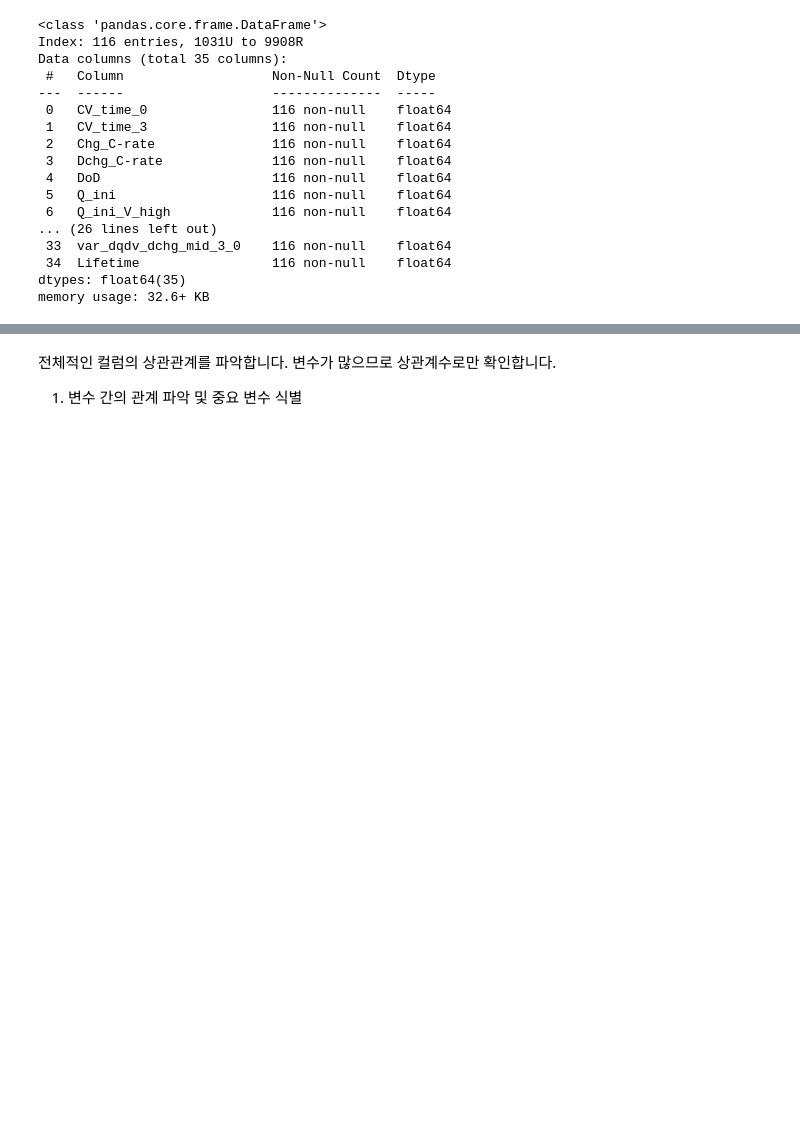
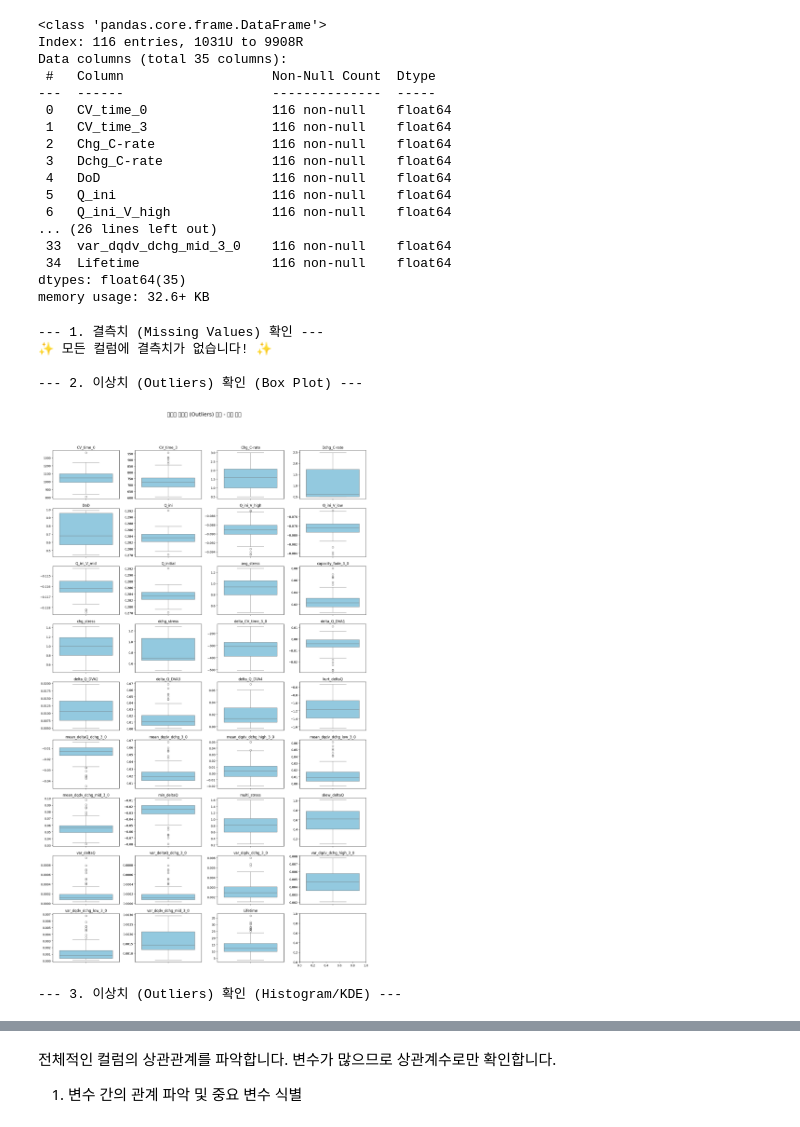
Before and after one commit to Uheech/YearDreamSchool-Competition, a Jupyter notebook: code.ipynb, the cells around one changed output, grey strips where cells are left out. Saved outputs shown, nothing was run; the diff lists cells and outputs as text; code cells hidden in the pictures; blank space fills up the shorter version.

```diff
--- a/code.ipynb
+++ b/code.ipynb
@@ -84,3 +87,76 @@ Data columns (total 35 columns):
  34  Lifetime                 116 non-null    float64
 dtypes: float64(35)
 memory usage: 32.6+ KB
+# %%
+# --- 1. 결측치 확인 ---
+print("--- 1. 결측치 (Missing Values) 확인 ---")
+missing_values_count = train_df.isnull().sum()
+missing_values_percent = (train_df.isnull().sum() / len(train_df)) * 100
+
+missing_info = pd.DataFrame({
+    '결측치 개수': missing_values_count,
+    '결측치 비율 (%)': missing_values_percent
+})
+missing_info = missing_info[missing_info['결측치 개수'] > 0].sort_values(by='결측치 비율 (%)', ascending=False)
+if missing_info.empty:
+    print("✨ 모든 컬럼에 결측치가 없습니다! ✨")
+else:
+    print(missing_info)
+    print("\n결측치에 대한 처리가 필요할 수 있습니다.")
+
+
+# --- 2. 이상치 (Outliers) 확인 (주요 숫자형 컬럼 대상) ---
+print("\n--- 2. 이상치 (Outliers) 확인 (Box Plot) ---")
+
+# 이상치 확인할 컬럼 리스트 (모든 숫자형 컬럼 또는 특정 컬럼 지정)
+numeric_cols = train_df.select_dtypes(include=np.number).columns.tolist()
+
+# 너무 많은 컬럼이 한 번에 그려지면 보기 어려우므로, 3x4 형태로 그래프 배치
+n_cols = 4 # 한 줄에 그릴 그래프 수
+n_rows = int(np.ceil(len(numeric_cols) / n_cols))
+
+fig, axes = plt.subplots(n_rows, n_cols, figsize=(n_cols * 4, n_rows * 3))
+fig.suptitle('컬럼별 이상치 (Outliers) 확인 - 박스 플롯', fontsize=18, y=1.02) # y를 조정하여 제목이 겹치지 않게 함
+
+axes_flat = axes.flatten()
+
+for i, col in enumerate(numeric_cols):
+    if i < len(axes_flat): # 서브플롯 개수보다 컬럼이 적을 경우 대비
+        sns.boxplot(y=train_df[col], ax=axes_flat[i], color='skyblue')
+        axes_flat[i].set_title(col, fontsize=12)
+        axes_flat[i].set_ylabel('') # y축 라벨 제거 (깔끔하게)
+        axes_flat[i].tick_params(axis='y', labelsize=10) # y축 틱 라벨 크기 조정
+    else:
+        fig.delaxes(axes_flat[i]) # 남는 서브플롯 제거
+
+plt.tight_layout(rect=[0, 0.03, 1, 0.98]) # 전체 레이아웃 조정 (제목 공간 확보)
+plt.show()
+
+print("\n--- 3. 이상치 (Outliers) 확인 (Histogram/KDE) ---")
+
+# 박스 플롯과 동일한 컬럼들로 히스토그램/KDE 플롯 그리기
+fig, axes = plt.subplots(n_rows, n_cols, figsize=(n_cols * 4, n_rows * 3))
+fig.suptitle('컬럼별 데이터 분포 및 이상치 확인 - 히스토그램/KDE', fontsize=18, y=1.02)
+
+axes_flat = axes.flatten()
+
+for i, col in enumerate(numeric_cols):
+    if i < len(axes_flat):
+        sns.histplot(train_df[col].dropna(), kde=True, ax=axes_flat[i], color='lightcoral', bins=30)
+        axes_flat[i].set_title(col, fontsize=12)
+        axes_flat[i].set_xlabel('')
+        axes_flat[i].set_ylabel('')
+        axes_flat[i].tick_params(axis='y', labelsize=10)
+        axes_flat[i].tick_params(axis='x', labelsize=10)
+    else:
+        fig.delaxes(axes_flat[i])
+
+plt.tight_layout(rect=[0, 0.03, 1, 0.98])
+plt.show()
+# %% [output]
+--- 1. 결측치 (Missing Values) 확인 ---
+✨ 모든 컬럼에 결측치가 없습니다! ✨
+
+--- 2. 이상치 (Outliers) 확인 (Box Plot) ---
+[figure, added]
+--- 3. 이상치 (Outliers) 확인 (Histogram/KDE) ---
```
Also changed, not shown: parts of 37 cells of this notebook.
